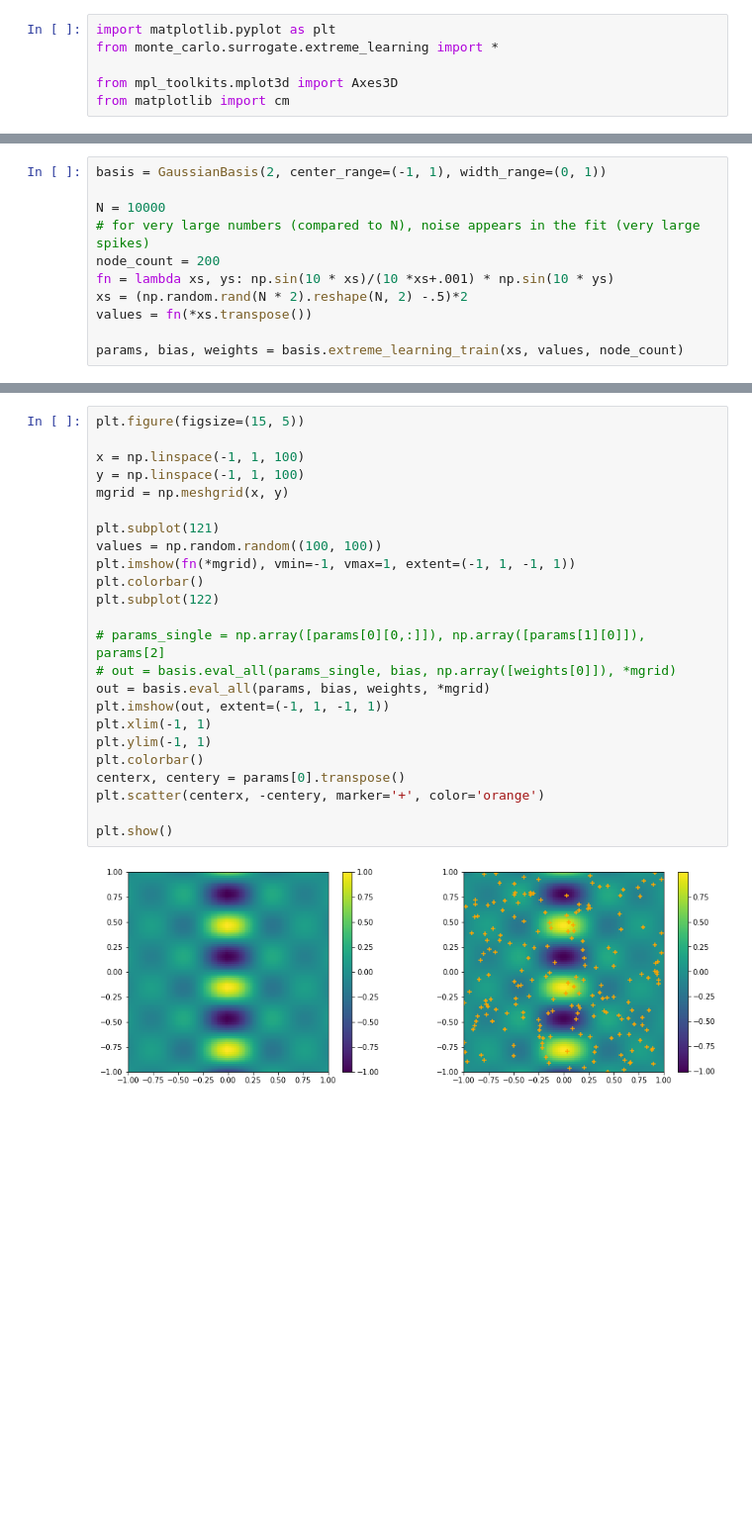
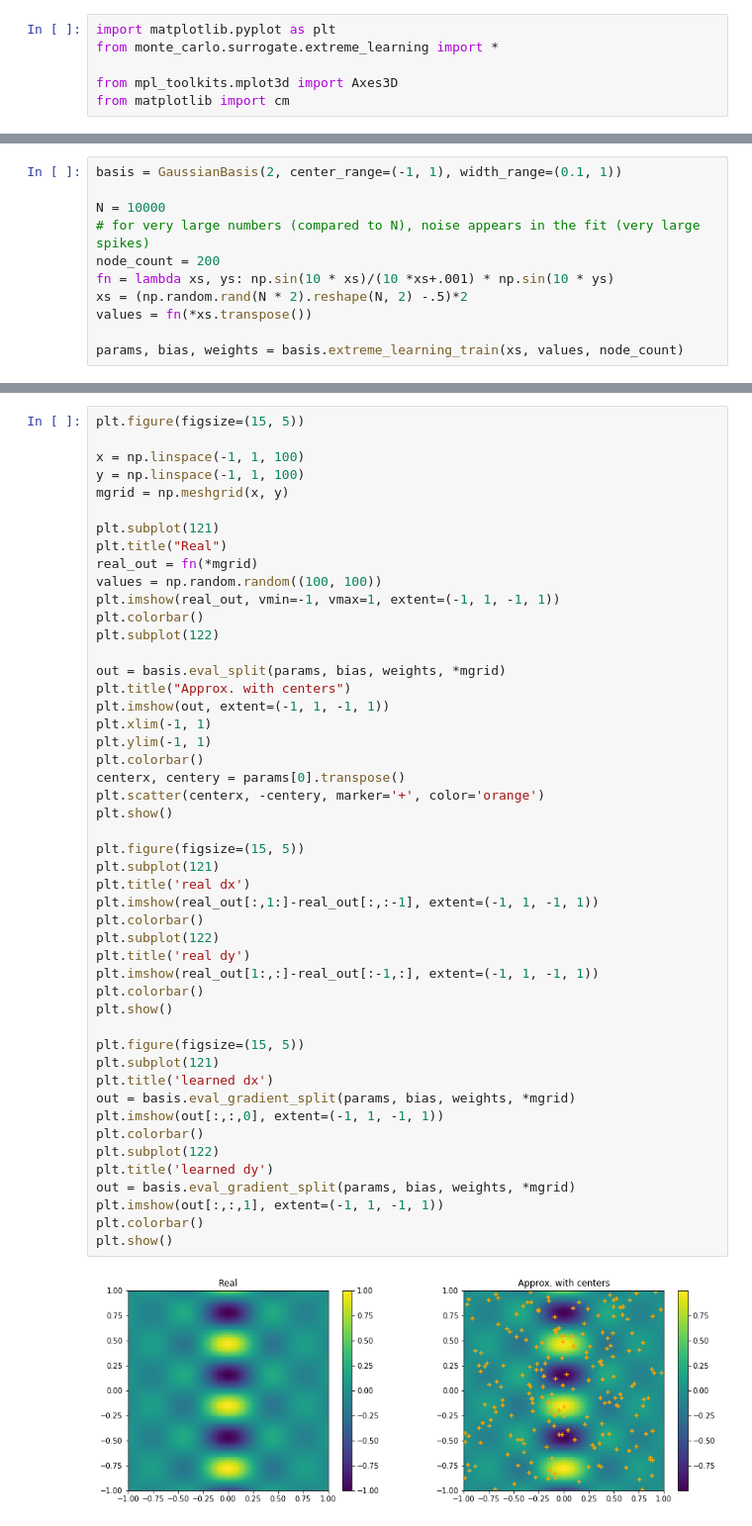
Before and after one commit to mathisgerdes/hep-monte-carlo, a Jupyter notebook: extreme_learning.ipynb, the cells around one changed output, grey strips where cells are left out. Shown at 99% size. Drawn from its saved outputs; the diff is of its cells as text; blank space fills up the shorter version.

```diff
--- a/extreme_learning.ipynb
+++ b/extreme_learning.ipynb
@@ -65,5 +76,5 @@ plt.show()
 # %%
-basis = GaussianBasis(2, center_range=(-1, 1), width_range=(0, 1))
+basis = GaussianBasis(2, center_range=(-1, 1), width_range=(0.1, 1))
 
 N = 10000
 # for very large numbers (compared to N), noise appears in the fit (very large spikes)
@@ -76,26 +89,50 @@ params, bias, weights = basis.extreme_learning_train(xs, values, node_count)
 # %%
 plt.figure(figsize=(15, 5))
 
 x = np.linspace(-1, 1, 100)
 y = np.linspace(-1, 1, 100)
 mgrid = np.meshgrid(x, y)
 
 plt.subplot(121)
+plt.title("Real")
+real_out = fn(*mgrid)
 values = np.random.random((100, 100))
-plt.imshow(fn(*mgrid), vmin=-1, vmax=1, extent=(-1, 1, -1, 1))
+plt.imshow(real_out, vmin=-1, vmax=1, extent=(-1, 1, -1, 1))
 plt.colorbar()
 plt.subplot(122)
 
-# params_single = np.array([params[0][0,:]]), np.array([params[1][0]]), params[2]
-# out = basis.eval_all(params_single, bias, np.array([weights[0]]), *mgrid)
-out = basis.eval_all(params, bias, weights, *mgrid)
+out = basis.eval_split(params, bias, weights, *mgrid)
+plt.title("Approx. with centers")
 plt.imshow(out, extent=(-1, 1, -1, 1))
 plt.xlim(-1, 1)
 plt.ylim(-1, 1)
 plt.colorbar()
 centerx, centery = params[0].transpose()
 plt.scatter(centerx, -centery, marker='+', color='orange')
+plt.show()
 
+plt.figure(figsize=(15, 5))
+plt.subplot(121)
+plt.title('real dx')
+plt.imshow(real_out[:,1:]-real_out[:,:-1], extent=(-1, 1, -1, 1))
+plt.colorbar()
+plt.subplot(122)
+plt.title('real dy')
+plt.imshow(real_out[1:,:]-real_out[:-1,:], extent=(-1, 1, -1, 1))
+plt.colorbar()
 plt.show()
+
+plt.figure(figsize=(15, 5))
+plt.subplot(121)
+plt.title('learned dx')
+out = basis.eval_gradient_split(params, bias, weights, *mgrid)
+plt.imshow(out[:,:,0], extent=(-1, 1, -1, 1))
+plt.colorbar()
+plt.subplot(122)
+plt.title('learned dy')
+out = basis.eval_gradient_split(params, bias, weights, *mgrid)
+plt.imshow(out[:,:,1], extent=(-1, 1, -1, 1))
+plt.colorbar()
+plt.show()
 # %% [output]
-[figure, old version]
+[figure, new version]
```
Also changed, not shown: parts of 14 cells of this notebook, 1 other file.
